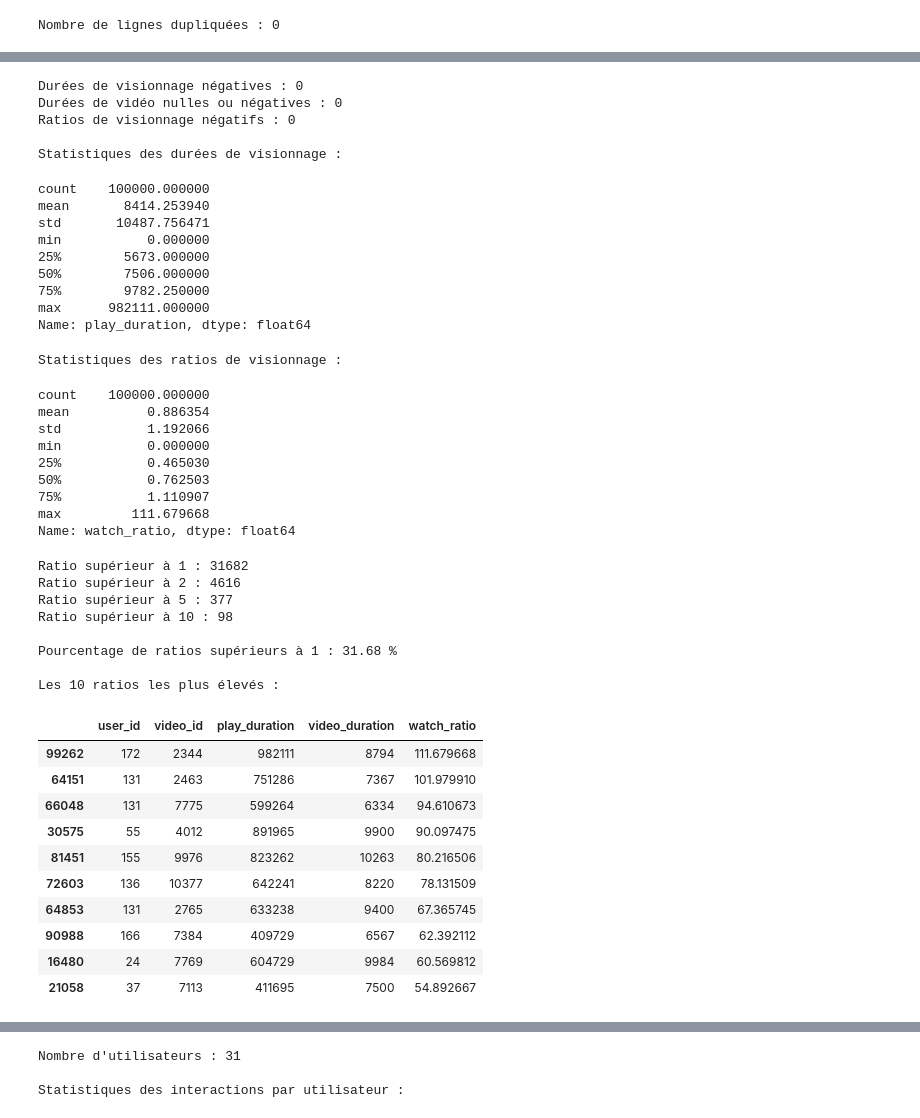
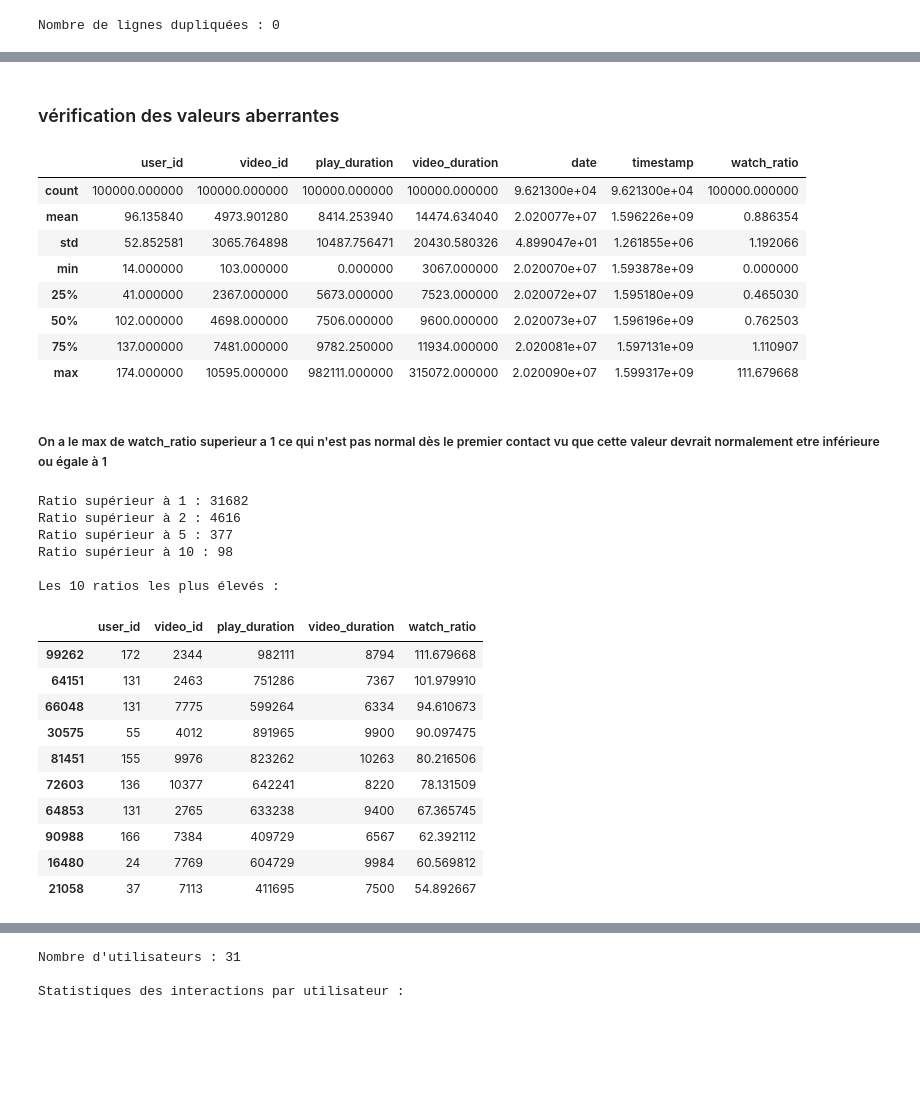
Before and after one commit to Gerguinho/Systeme_de_recommandation_video, a Jupyter notebook: notebooks/Système_de_recommandation.ipynb, the cells around one changed output, grey strips where cells are left out. Drawn from its saved outputs; the diff is of its cells as text; code cells hidden in the pictures; blank space fills up the shorter version.

```diff
--- a/notebooks/Système_de_recommandation.ipynb
+++ b/notebooks/Système_de_recommandation.ipynb
@@ -70,18 +50,11 @@ Nombre d'utilisateurs : 31
 # %%
-# Charger un échantillon plus grand pour vérifier les données
-df = pd.read_csv(fichier, nrows=100_000)
-
 # Nombre de valeurs manquantes par colonne
 print("Valeurs manquantes par colonne :")
 display(df.isna().sum().to_frame(name="Valeurs manquantes"))
 
 # Pourcentage de valeurs manquantes
 print("\nPourcentage de valeurs manquantes :")
-display(
-    (df.isna().mean() * 100)
-    .round(2)
-    .to_frame(name="Pourcentage (%)")
-)
+display((df.isna().mean() * 100).round(2).to_frame(name="Pourcentage (%)"))
 
 # Nombre de lignes dupliquées dans cet échantillon
 print("\nNombre de lignes dupliquées :", df.duplicated().sum())
@@ -145,43 +83,19 @@ Exemples de lignes concernées :
-# %%
-print("Durées de visionnage négatives :",
-      (df["play_duration"] < 0).sum())
-
-print("Durées de vidéo nulles ou négatives :",
-      (df["video_duration"] <= 0).sum())
-
-print("Ratios de visionnage négatifs :",
-      (df["watch_ratio"] < 0).sum())
-
-print("\nStatistiques des durées de visionnage :")
-display(df["play_duration"].describe())
-
-print("\nStatistiques des ratios de visionnage :")
-display(df["watch_ratio"].describe())
-# %% [output]
-Durées de visionnage négatives : 0
-Durées de vidéo nulles ou négatives : 0
-Ratios de visionnage négatifs : 0
-
-Statistiques des durées de visionnage :
-count    100000.000000
-mean       8414.253940
-std       10487.756471
-min           0.000000
-25%        5673.000000
-50%        7506.000000
-75%        9782.250000
-max      982111.000000
-Name: play_duration, dtype: float64
-Statistiques des ratios de visionnage :
-count    100000.000000
-mean          0.886354
-std           1.192066
-min           0.000000
-25%           0.465030
-50%           0.762503
-75%           1.110907
-max         111.679668
-Name: watch_ratio, dtype: float64
+# %% [markdown]
+### vérification des valeurs aberrantes
+# %%
+display(df.describe())
+# %% [output]
+|  | user_id | video_id | play_duration | video_duration | date | timestamp | watch_ratio |
+| count | 100000.000000 | 100000.000000 | 100000.000000 | 100000.000000 | 9.621300e+04 | 9.621300e+04 | 100000.000000 |
+| mean | 96.135840 | 4973.901280 | 8414.253940 | 14474.634040 | 2.020077e+07 | 1.596226e+09 | 0.886354 |
+| std | 52.852581 | 3065.764898 | 10487.756471 | 20430.580326 | 4.899047e+01 | 1.261855e+06 | 1.192066 |
+| min | 14.000000 | 103.000000 | 0.000000 | 3067.000000 | 2.020070e+07 | 1.593878e+09 | 0.000000 |
+| 25% | 41.000000 | 2367.000000 | 5673.000000 | 7523.000000 | 2.020072e+07 | 1.595180e+09 | 0.465030 |
+| 50% | 102.000000 | 4698.000000 | 7506.000000 | 9600.000000 | 2.020073e+07 | 1.596196e+09 | 0.762503 |
+| 75% | 137.000000 | 7481.000000 | 9782.250000 | 11934.000000 | 2.020081e+07 | 1.597131e+09 | 1.110907 |
+| max | 174.000000 | 10595.000000 | 982111.000000 | 315072.000000 | 2.020090e+07 | 1.599317e+09 | 111.679668 |
+# %% [markdown]
+##### On a le max de watch_ratio superieur a 1 ce qui n'est pas normal dès le premier contact  vu que cette valeur devrait normalement etre inférieure ou égale à 1
 # %%
 ratios = df["watch_ratio"]
 
@@ -190,9 +104,6 @@ print("Ratio supérieur à 2 :", (ratios > 2).sum())
 print("Ratio supérieur à 5 :", (ratios > 5).sum())
 print("Ratio supérieur à 10 :", (ratios > 10).sum())
 
-print("\nPourcentage de ratios supérieurs à 1 :",
-      round((ratios > 1).mean() * 100, 2), "%")
-
 print("\nLes 10 ratios les plus élevés :")
 display(
     df.nlargest(10, "watch_ratio")[
@@ -206,8 +117,6 @@ Ratio supérieur à 2 : 4616
 Ratio supérieur à 5 : 377
 Ratio supérieur à 10 : 98
 
-Pourcentage de ratios supérieurs à 1 : 31.68 %
-
 Les 10 ratios les plus élevés :
 |  | user_id | video_id | play_duration | video_duration | watch_ratio |
 | 99262 | 172 | 2344 | 982111 | 8794 | 111.679668 |
```
Also changed, not shown: parts of 46 cells of this notebook.
